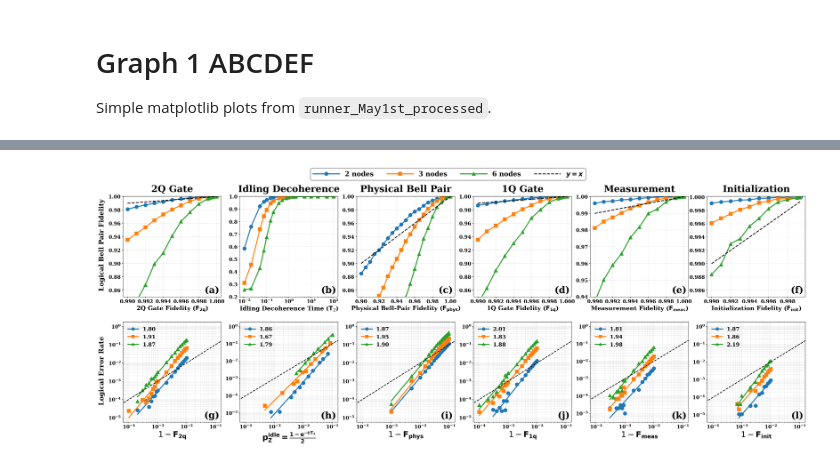
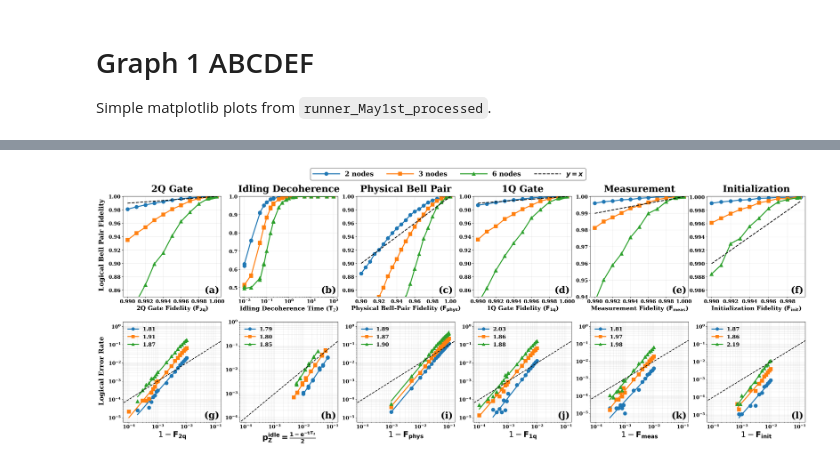
Before and after one commit to SagarPatange/QEC, a Jupyter notebook: threshold_plots.ipynb, the cells around one changed output, grey strips where cells are left out. Drawn from its saved outputs; the diff is of its cells as text; code cells hidden in the pictures.

```diff
--- a/threshold_plots.ipynb
+++ b/threshold_plots.ipynb
@@ -184,13 +190,15 @@ axes[0, 0].grid(True, which="both", alpha=0.3)
 axes[0, 0].legend(frameon=False)
 
 t2_fit_min = 0.1
+t2_error_min = 10 ** -3.2
+t2_error_max = 10 ** -1
 
 for nodes in sorted(t2_df["nodes"].unique()):
     d = t2_df[(t2_df["nodes"] == nodes) & (t2_df["sweep_value"] >= t2_fit_min)].copy()
     idle_time_sec = d["latency_ps"].to_numpy() * 1e-12
     x = (1.0 - np.exp(-idle_time_sec / d["sweep_value"].to_numpy())) / 2.0
     y = 1.0 - d["fidelity_corrected"].to_numpy()
-    mask = (x > 0.0) & (y > 0.0)
+    mask = (x > 0.0) & (y > t2_error_min) & (y < t2_error_max)
     x = x[mask]
     y = y[mask]
     axes[0, 1].plot(x, y, linestyle="", color=node_colors[nodes], marker=node_markers[nodes])
@@ -268,6 +276,16 @@ axes[1, 1].grid(True, which="both", alpha=0.3)
 
 for nodes in sorted(init_df["nodes"].unique()):
     d = init_df[init_df["nodes"] == nodes].copy()
+    d = (
+        d.assign(weighted_fidelity=d["fidelity_corrected"] * d["rows_processed"])
+        .groupby("sweep_value", as_index=False)
+        .agg(
+            weighted_fidelity=("weighted_fidelity", "sum"),
+            rows_processed=("rows_processed", "sum"),
+        )
+        .sort_values("sweep_value")
+    )
+    d["fidelity_corrected"] = d["weighted_fidelity"] / d["rows_processed"]
     x = 1.0 - d["sweep_value"].to_numpy()
     y = 1.0 - d["fidelity_corrected"].to_numpy()
     mask = (x > 0.0) & (y > 0.0)
@@ -329,7 +347,7 @@ for nodes in sorted(t2_df["nodes"].unique()):
 axes[0, 1].set_title("Idling Decoherence", fontsize=top_title_fontsize, pad=14)
 axes[0, 1].set_xlabel(r"Idling Decoherence Time ($\mathbf{T}_2$)", fontsize=xlabel_fontsize)
 axes[0, 1].set_xscale("log")
-axes[0, 1].set_ylim(0.2, 1.0001)
+axes[0, 1].set_ylim(0.45, 1.0001)
 axes[0, 1].grid(True, alpha=0.3)
 
 for nodes in sorted(bell_df["nodes"].unique()):
@@ -363,7 +381,17 @@ axes[0, 4].set_ylim(0.94, 1.0001)
 axes[0, 4].grid(True, alpha=0.3)
 
 for nodes in sorted(init_df["nodes"].unique()):
-    d = init_df[init_df["nodes"] == nodes]
+    d = init_df[init_df["nodes"] == nodes].copy()
+    d = (
+        d.assign(weighted_fidelity=d["fidelity_corrected"] * d["rows_processed"])
+        .groupby("sweep_value", as_index=False)
+        .agg(
+            weighted_fidelity=("weighted_fidelity", "sum"),
+            rows_processed=("rows_processed", "sum"),
+        )
+        .sort_values("sweep_value")
+    )
+    d["fidelity_corrected"] = d["weighted_fidelity"] / d["rows_processed"]
     axes[0, 5].plot(d["sweep_value"], d["fidelity_corrected"], color=node_colors[nodes], marker=node_markers[nodes], markersize=6 * marker_scale, linewidth=data_linewidth, label=f"{nodes} nodes")
 xline = np.linspace(init_df["sweep_value"].min(), init_df["sweep_value"].max(), 200)
 axes[0, 5].plot(xline, xline, linestyle="--", color="black", linewidth=reference_linewidth, label=r"$\boldsymbol{y=x}$")
@@ -394,13 +422,15 @@ axes[1, 0].grid(True, which="both", alpha=0.3)
 axes[1, 0].legend(bottom_marker_handles, axes[1, 0].get_legend_handles_labels()[1], loc="upper left", frameon=False, prop={"size": bottom_legend_fontsize, "weight": "bold"})
 
 t2_fit_min = 0.1
+t2_error_min = 10 ** -3.2
+t2_error_max = 10 ** -1
 
 for nodes in sorted(t2_df["nodes"].unique()):
     d = t2_df[(t2_df["nodes"] == nodes) & (t2_df["sweep_value"] >= t2_fit_min)].copy()
     idle_time_sec = d["latency_ps"].to_numpy() * 1e-12
     x = (1.0 - np.exp(-idle_time_sec / d["sweep_value"].to_numpy())) / 2.0
     y = 1.0 - d["fidelity_corrected"].to_numpy()
-    mask = (x > 0.0) & (y > 0.0)
+    mask = (x > 0.0) & (y > t2_error_min) & (y < t2_error_max)
     x = x[mask]
     y = y[mask]
     axes[1, 1].plot(x, y, linestyle="", color=node_colors[nodes], marker=node_markers[nodes], markersize=6 * marker_scale)
@@ -408,10 +438,12 @@ for nodes in sorted(t2_df["nodes"].unique()):
         coeffs = np.polyfit(np.log10(x), np.log10(y), 1)
         xfit = np.sort(x)
         yfit = 10 ** (coeffs[1] + coeffs[0] * np.log10(xfit))
-        axes[1, 1].plot(xfit, yfit, color=node_colors[nodes], linewidth=fit_linewidth, label=f"{coeffs[0]:.2f}")
+        fit_mask = (yfit > t2_error_min) & (yfit < t2_error_max)
+        axes[1, 1].plot(xfit[fit_mask], yfit[fit_mask], color=node_colors[nodes], linewidth=fit_linewidth, label=f"{coeffs[0]:.2f}")
 axes[1, 1].set_xscale("log")
 axes[1, 1].set_yscale("log")
 axes[1, 1].set_xlim(10 ** -4.2, 10 ** -0.8)
+axes[1, 1].set_ylim(10 ** -4.2, 1)
 axes[1, 1].plot([1e-5, 1], [1e-5, 1], linestyle="--", color="black", linewidth=bottom_reference_linewidth)
 axes[1, 1].set_xlabel(r"$\mathbf{p_Z^{idle} = \frac{1 - e^{-t/T_2}}{2}}$", fontsize=bottom_xlabel_fontsize)
 axes[1, 1].grid(True, which="both", alpha=0.3)
@@ -482,6 +514,16 @@ axes[1, 4].legend(bottom_marker_handles, axes[1, 4].get_legend_handles_labels()[
 
 for nodes in sorted(init_df["nodes"].unique()):
     d = init_df[init_df["nodes"] == nodes].copy()
+    d = (
+        d.assign(weighted_fidelity=d["fidelity_corrected"] * d["rows_processed"])
+        .groupby("sweep_value", as_index=False)
+        .agg(
+            weighted_fidelity=("weighted_fidelity", "sum"),
+            rows_processed=("rows_processed", "sum"),
+        )
+        .sort_values("sweep_value")
+    )
+    d["fidelity_corrected"] = d["weighted_fidelity"] / d["rows_processed"]
     x = 1.0 - d["sweep_value"].to_numpy()
     y = 1.0 - d["fidelity_corrected"].to_numpy()
     mask = (x > 0.0) & (y > 0.0)
@@ -512,34 +554,34 @@ for axis in axes[1, :]:
 for axis in axes.flat:
     axis.title.set_fontweight("bold")
     axis.xaxis.label.set_fontweight("bold")
     axis.yaxis.label.set_fontweight("bold")
     for tick_label in axis.get_xticklabels() + axis.get_yticklabels():
         tick_label.set_fontweight("bold")
 
 panel_labels = ["(a)", "(b)", "(c)", "(d)", "(e)", "(f)", "(g)", "(h)", "(i)", "(j)", "(k)", "(l)"]
 for panel_index, (axis, panel_label) in enumerate(zip(axes.flat, panel_labels)):
     axis.text(
         0.98,
         0.02,
         panel_label,
         transform=axis.transAxes,
         va="bottom",
         ha="right",
         fontsize=top_title_fontsize,
         fontweight="bold",
     )
 
 
 handles, labels = axes[0, 0].get_legend_handles_labels()
 fig.legend(handles, labels, loc="upper center", ncol=4, frameon=True, edgecolor="black", facecolor="white", bbox_to_anchor=(0.5, 1), prop={"size": top_legend_fontsize, "weight": "bold"}, handlelength=4.0)
 
 fig.text(0.015, 0.72, "Logical Bell Pair Fidelity", rotation=90, va="center", ha="center", fontsize=20, fontweight="bold")
 fig.text(0.015, 0.28, "Logical Error Rate", rotation=90, va="center", ha="center", fontsize=20, fontweight="bold")
 fig.savefig("/Users/patange/Documents/Argonne/QEC/plot_pngs/thresholds.png", bbox_inches="tight", pad_inches=0.2)
 fig.savefig("/Users/patange/Documents/Argonne/QEC/plot_pngs/thresholds.pdf", bbox_inches="tight", pad_inches=0.2)
 plt.show()
 # %% [output]
-[figure, old version]
+[figure, new version]
 # %%
 from IPython.display import HTML
 
```
Also changed, not shown: parts of 4 cells of this notebook, 2 other files.
